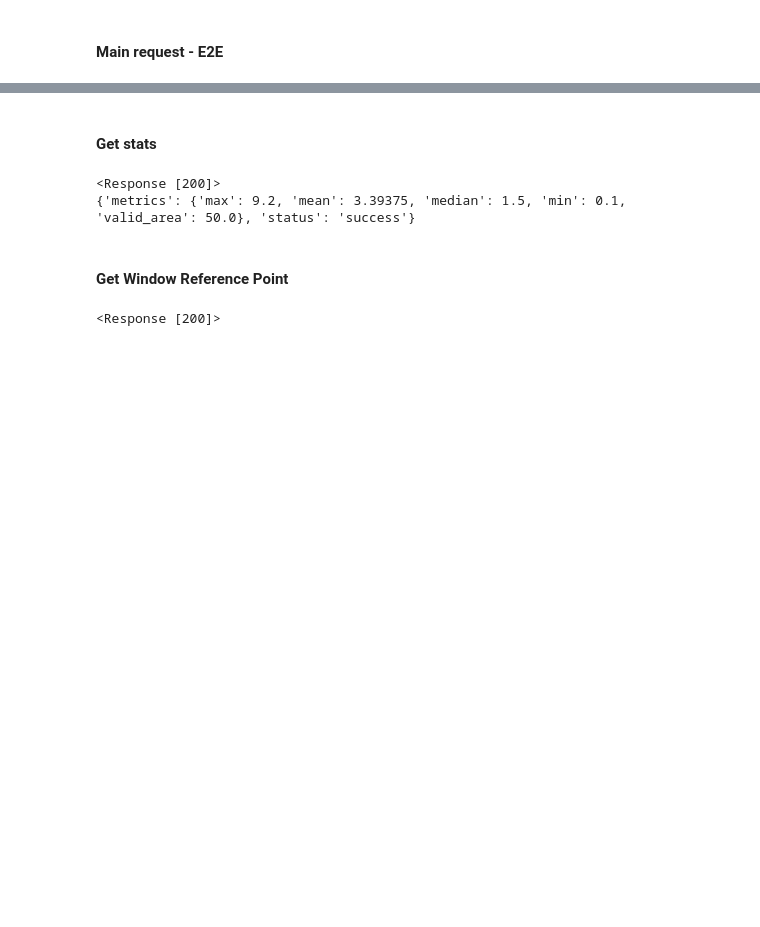
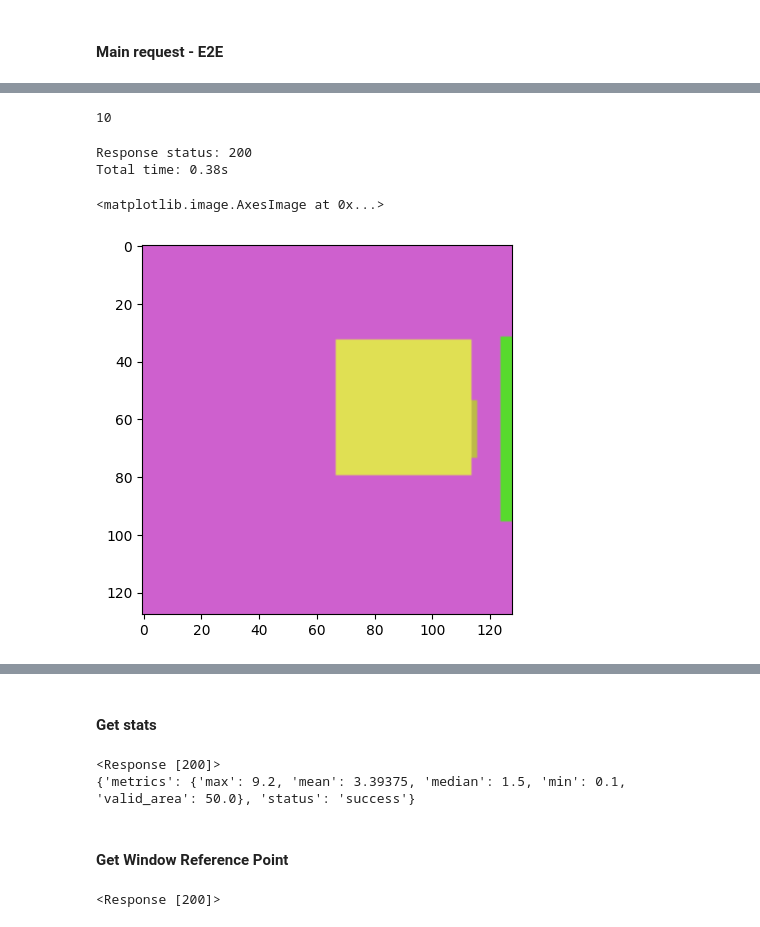
Before and after one commit to upskiller-xyz/server_lux, a Jupyter notebook: example/demo.ipynb, the cells around one changed output, grey strips where cells are left out. Drawn from its saved outputs; the diff is of its cells as text; code cells hidden in the pictures; blank space fills up the shorter version.

```diff
--- a/example/demo.ipynb
+++ b/example/demo.ipynb
@@ -118,3 +131,3 @@ import time
 # %%
-with open("../assets/sample2/window_4952383_request.json", "r") as f:
+with open("../assets/room_333834_run_request.json", "r") as f:
     r = json.loads(f.read())
@@ -199,0 +386,35 @@ plt.imshow(np.array(img))
+# %%
+len(results)
+# %% [output]
+10
+# %%
+start_time = time.time()
+response = requests.post(f"{SERVER_URL}/encode", json=obstruction_request, headers=headers, timeout=300)
+elapsed_time = time.time() - start_time
+
+print(f"\nResponse status: {response.status_code}")
+print(f"Total time: {elapsed_time:.2f}s")
+# %% [output]
+Response status: 200
+Total time: 0.38s
+# %%
+import zipfile
+def bytes_to_png(resp):
+    zip_bytes = resp.content
+    zip_buffer = BytesIO(zip_bytes)
+    with zipfile.ZipFile(zip_buffer, 'r') as zip_file:
+        with zip_file.open('image.npy') as npy_file:
+            image_array = np.load(npy_file)
+            image_array = image_array.astype(np.uint8)
+            # Normalize if needed (convert to 0-255 uint8 range)
+            if image_array.max() <= 1.0:
+                image_array = (image_array * 255).astype(np.uint8)
+            return image_array
+# %%
+import zipfile
+image_array = bytes_to_png(response)
+# %%
+plt.imshow(image_array[:,:,:])
+# %% [output]
+<matplotlib.image.AxesImage at 0x...>
+[figure, added]
```
Also changed, not shown: parts of 24 cells of this notebook.
